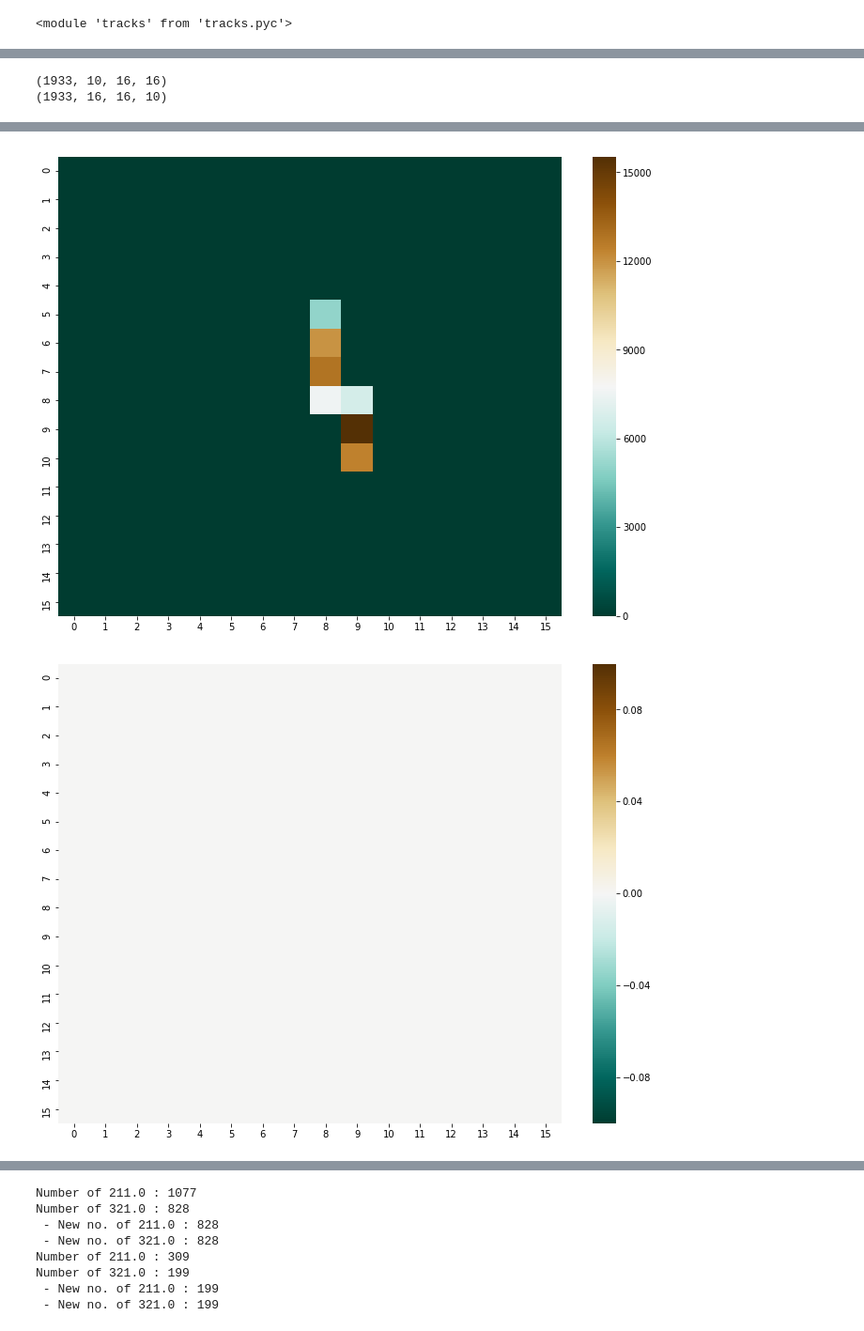
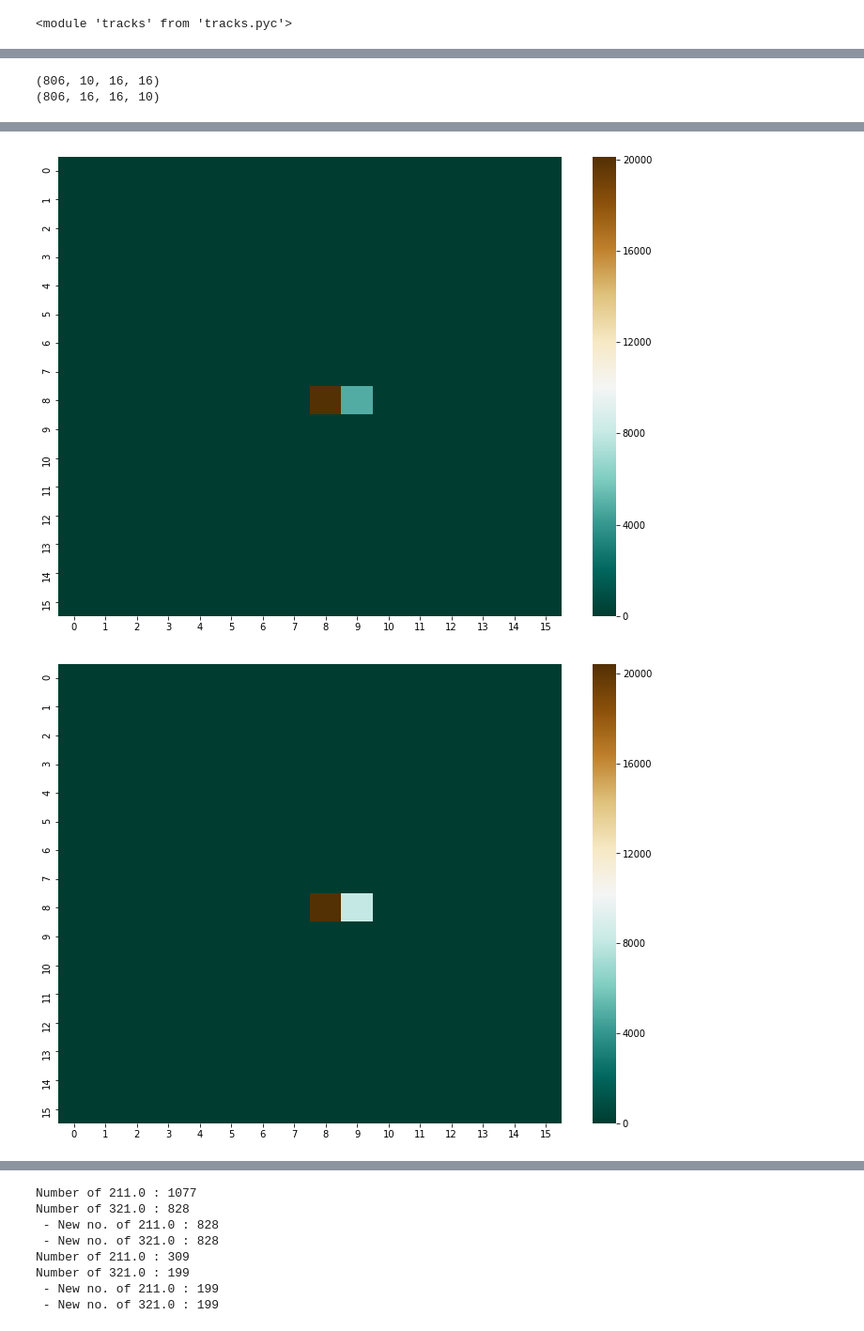
Before and after one commit to ChuyuanLiu/CNNFiltering, a Jupyter notebook: jupyters/cnn_tracks.ipynb, the cells around one changed output, grey strips where cells are left out. Shown at 94% size. Cells and saved outputs as stored; diff of their text form; code cells hidden in the pictures.

```diff
--- a/jupyters/cnn_tracks.ipynb
+++ b/jupyters/cnn_tracks.ipynb
@@ -70,8 +70,8 @@ dfDoublets = 0
 path = "./samples/"
 d = "2_30_Apr18_cnn_tracks_1_aa.txt"
 FILES = ["./samples/2_30_Apr18_cnn_tracks_1_aa.txt"]
-FILES = ["./samples/" + el for el in os.listdir("./samples/")][:5]
+FILES = ["./samples/" + el for el in os.listdir("./samples/")]
 VAL_FILES = ["./samples/2_30_Apr18_cnn_tracks_1_ab.txt"]
-train_tracks = Tracks(FILES,noduplicates=True,numHits=10)
+train_tracks = Tracks(FILES,noduplicates=True,numHits=10,ptCut=[100.0,1000000])
 val_tracks = Tracks(VAL_FILES,noduplicates=True,numHits=10)
 # %% [output]
@@ -125,6 +137,7 @@ hit_2_Side
 # %%
 l = []
 h = train_tracks.data[allPixels].as_matrix().astype(np.float16)
+h = train_tracks.data[train_tracks.data["hit_3_IsBarrel"]>0.0][allPixels].as_matrix().astype(np.float16)
 h_res = h.reshape(-1,10,16,16)
 for hits,layers in zip(h_res,train_tracks.data[hitLayers].values):
     layer_hits = np.zeros(hits.shape)
@@ -134,22 +147,27 @@ for hits,layers in zip(h_res,train_tracks.data[hitLayers].values):
     #if(layers[4]>4):
         #print(layers)
     for id_layer in layer_ids:
-
         bool_mask = layers == id_layer
 
         #if(layers[4]>4) and (id_layer ==4):
         #    print(bool_mask)
-        #if bool_mask[4]:
-        #    ok=True
+        if bool_mask[3] and id_layer>3:
+            ok=True
+            #print(id_layer)
+            #print(layers)
+            #print(bool_mask)
         if(any(bool_mask)):
             layer_hits[id_layer, :] = hits[bool_mask,:,:]
+
         #if(layers[4]>4) and (id_layer ==4):
         #    print()
         #print(bool_mask)
         #print(layer_hits[bool_mask, :])
         #print(layer_hits.shape)
         #ll.append(layer_hits)
-    l.append(layer_hits)
+    if ok:
+        l.append(layer_hits)
+
     #if ok:
         #print(layer_hits[4])
 
@@ -159,8 +177,9 @@ X_track = np.transpose(data, (0, 2, 3, 1))
 print(data.shape)
 print(X_track.shape)
 for i in range(10):
+    #print i
     plt.figure(figsize=(12,9))
-    sns.heatmap(data[153,i,:,:],cmap="BrBG_r")
+    sns.heatmap(data[0,i,:,:],cmap="BrBG_r")
 # %% [output]
-(1933, 10, 16, 16)
-(1933, 16, 16, 10)
+(806, 10, 16, 16)
+(806, 16, 16, 10)
@@ -168,3 +187,3 @@ for i in range(10):
-[figure, old version]
+[figure, new version]
-[figure, old version]
+[figure, new version]
 [figure]
```
Also changed, not shown: parts of 12 cells of this notebook, 5 other files.
